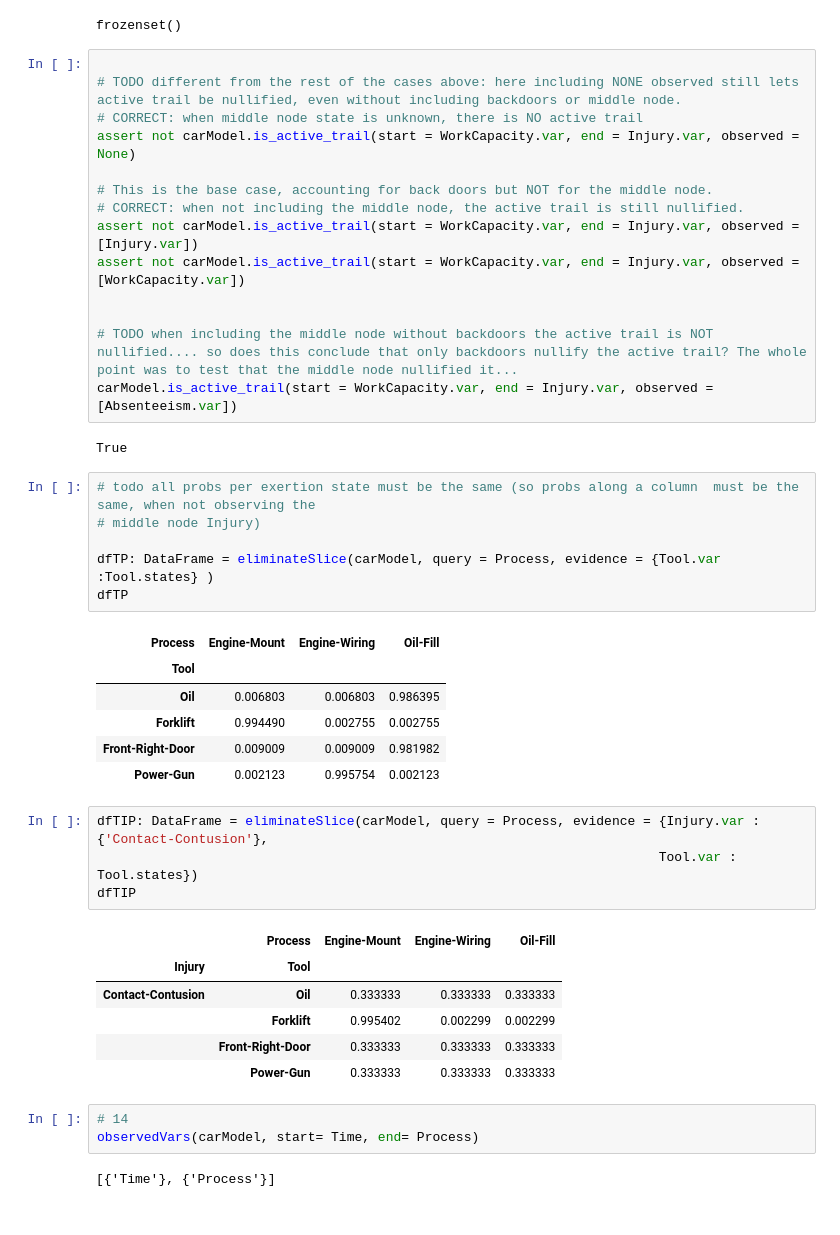
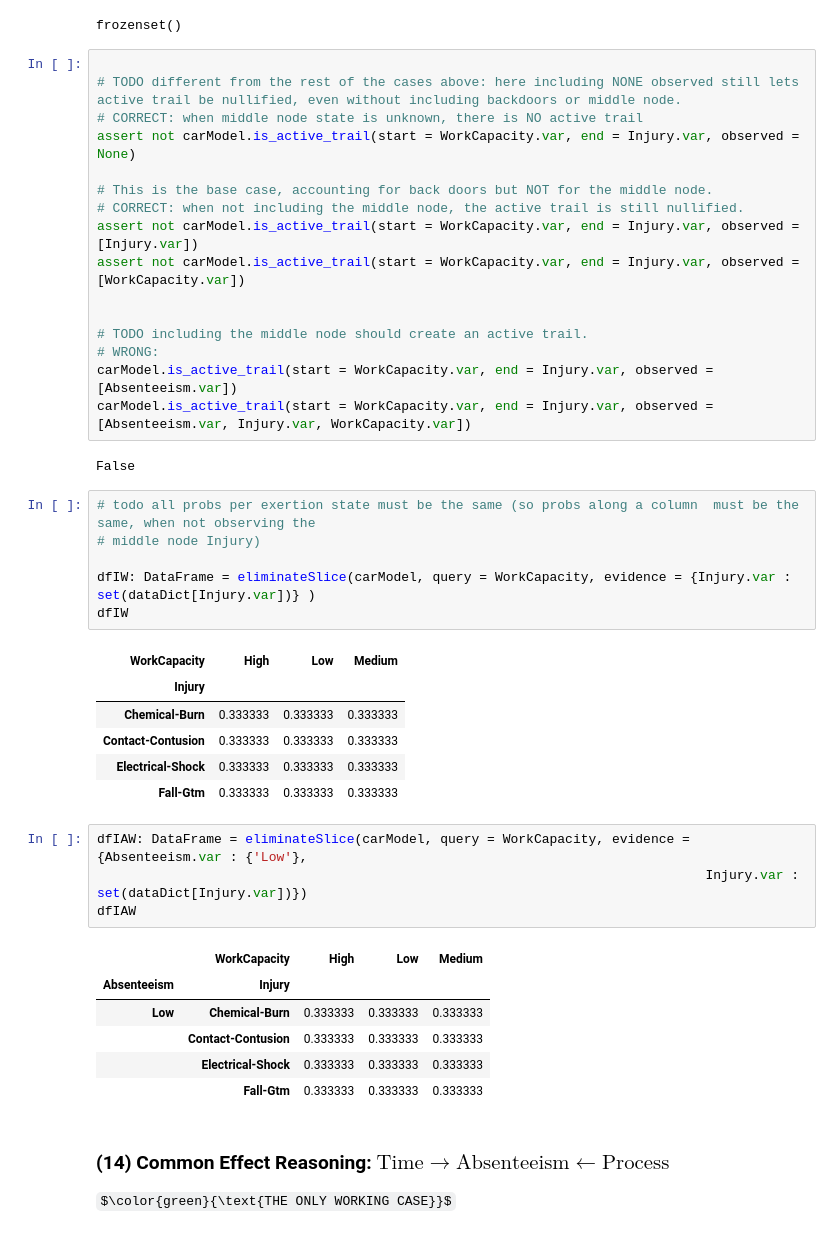
Before and after one commit to statisticallyfit/PythonProbabilisticGraphicalModels, a Jupyter notebook: src/PgmpyStudy/CarDemo_InferencePgmpy.ipynb, the cells around one changed output. Drawn from its saved outputs; the diff is of its cells as text; some formulas as TeX source.

```diff
--- a/src/PgmpyStudy/CarDemo_InferencePgmpy.ipynb
+++ b/src/PgmpyStudy/CarDemo_InferencePgmpy.ipynb
@@ -1237,36 +1252,37 @@ assert not carModel.is_active_trail(start = WorkCapacity.var, end = Injury.var,
 assert not carModel.is_active_trail(start = WorkCapacity.var, end = Injury.var, observed = [WorkCapacity.var])
 
 
-# TODO when including the middle node without backdoors the active trail is NOT nullified.... so does this conclude that only backdoors nullify the active trail? The whole point was to test that the middle node nullified it...
+# TODO including the middle node should create an active trail.
+# WRONG:
 carModel.is_active_trail(start = WorkCapacity.var, end = Injury.var, observed = [Absenteeism.var])
+carModel.is_active_trail(start = WorkCapacity.var, end = Injury.var, observed = [Absenteeism.var, Injury.var, WorkCapacity.var])
 # %% [output]
-True
+False
 # %%
 # todo all probs per exertion state must be the same (so probs along a column  must be the same, when not observing the
 # middle node Injury)
 
-dfTP: DataFrame = eliminateSlice(carModel, query = Process, evidence = {Tool.var :Tool.states} )
-dfTP
+dfIW: DataFrame = eliminateSlice(carModel, query = WorkCapacity, evidence = {Injury.var : set(dataDict[Injury.var])} )
+dfIW
 # %% [output]
-| Process | Engine-Mount | Engine-Wiring | Oil-Fill |
-| Tool |  |  |  |
-| Oil | 0.006803 | 0.006803 | 0.986395 |
-| Forklift | 0.994490 | 0.002755 | 0.002755 |
-| Front-Right-Door | 0.009009 | 0.009009 | 0.981982 |
-| Power-Gun | 0.002123 | 0.995754 | 0.002123 |
+| WorkCapacity | High | Low | Medium |
+| Injury |  |  |  |
+| Chemical-Burn | 0.333333 | 0.333333 | 0.333333 |
+| Contact-Contusion | 0.333333 | 0.333333 | 0.333333 |
+| Electrical-Shock | 0.333333 | 0.333333 | 0.333333 |
+| Fall-Gtm | 0.333333 | 0.333333 | 0.333333 |
 # %%
-dfTIP: DataFrame = eliminateSlice(carModel, query = Process, evidence = {Injury.var : {'Contact-Contusion'},
-                                                                        Tool.var : Tool.states})
-dfTIP
+dfIAW: DataFrame = eliminateSlice(carModel, query = WorkCapacity, evidence = {Absenteeism.var : {'Low'},
+                                                                              Injury.var : set(dataDict[Injury.var])})
+dfIAW
 # %% [output]
-|  | Process | Engine-Mount | Engine-Wiring | Oil-Fill |
-| Injury | Tool |  |  |  |
-| Contact-Contusion | Oil | 0.333333 | 0.333333 | 0.333333 |
-|  | Forklift | 0.995402 | 0.002299 | 0.002299 |
-|  | Front-Right-Door | 0.333333 | 0.333333 | 0.333333 |
-|  | Power-Gun | 0.333333 | 0.333333 | 0.333333 |
+|  | WorkCapacity | High | Low | Medium |
+| Absenteeism | Injury |  |  |  |
+| Low | Chemical-Burn | 0.333333 | 0.333333 | 0.333333 |
+|  | Contact-Contusion | 0.333333 | 0.333333 | 0.333333 |
+|  | Electrical-Shock | 0.333333 | 0.333333 | 0.333333 |
+|  | Fall-Gtm | 0.333333 | 0.333333 | 0.333333 |
-# %%
-# 14
-observedVars(carModel, start= Time, end= Process)
-# %% [output]
-[{'Time'}, {'Process'}]
+# %% [markdown]
+### (14) Common Effect Reasoning: $\text{Time} \longrightarrow \text{Absenteeism} \longleftarrow \text{Process}$
+
+$\color{green}{\text{THE ONLY WORKING CASE}}$
```
Also changed, not shown: parts of 26 cells of this notebook, 2 other files.
